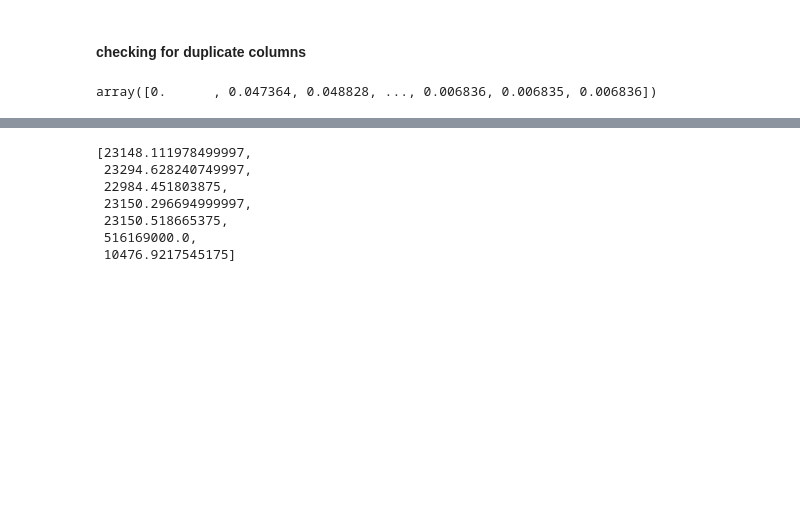
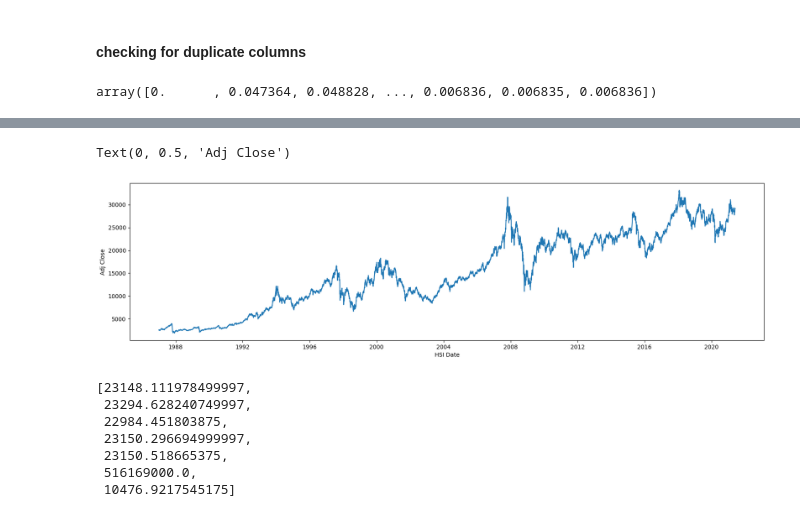
Before and after one commit to arjun8009/Python-Exeter, a Jupyter notebook: Learning From Data ECMM445 - CA1 part 2.ipynb, the cells around one changed output, grey strips where cells are left out. Cells and saved outputs as stored; diff of their text form; code cells hidden in the pictures; blank space fills up the shorter version.

```diff
--- a/Learning From Data ECMM445 - CA1 part 2.ipynb
+++ b/Learning From Data ECMM445 - CA1 part 2.ipynb
@@ -94,0 +100,2 @@ array([0.      , 0.047364, 0.048828, ..., 0.006836, 0.006835, 0.006836])
+# %%
+data_hsi = data[data['Index']=='HSI']
@@ -95,3 +111,13 @@ array([0.      , 0.047364, 0.048828, ..., 0.006836, 0.006835, 0.006836])
+# %%
+data_hsi['Date'] = pd.to_datetime(data_hsi['Date'])
+# %%
+plt.figure(figsize=(20,5))
+plt.plot(data_hsi['Date'],data_hsi['Adj Close'])
+plt.xlabel('HSI Date')
+plt.ylabel('Adj Close')
+# %% [output]
+Text(0, 0.5, 'Adj Close')
+[figure, added]
 # %%
 # since all of these are continuous columns hence checking for outliers
 lower_quartile = list(data_quality_report.loc['25%',:])
```
Also changed, not shown: parts of 12 cells of this notebook.
